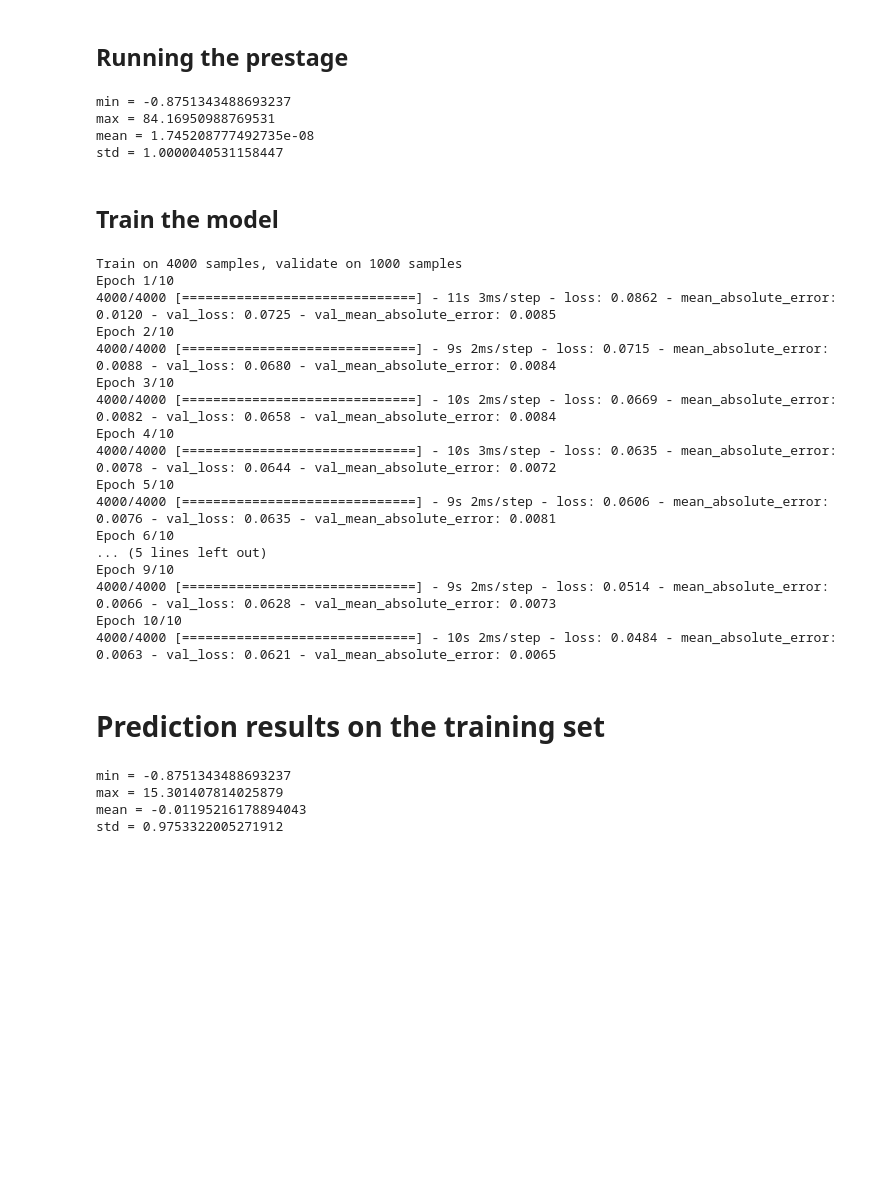
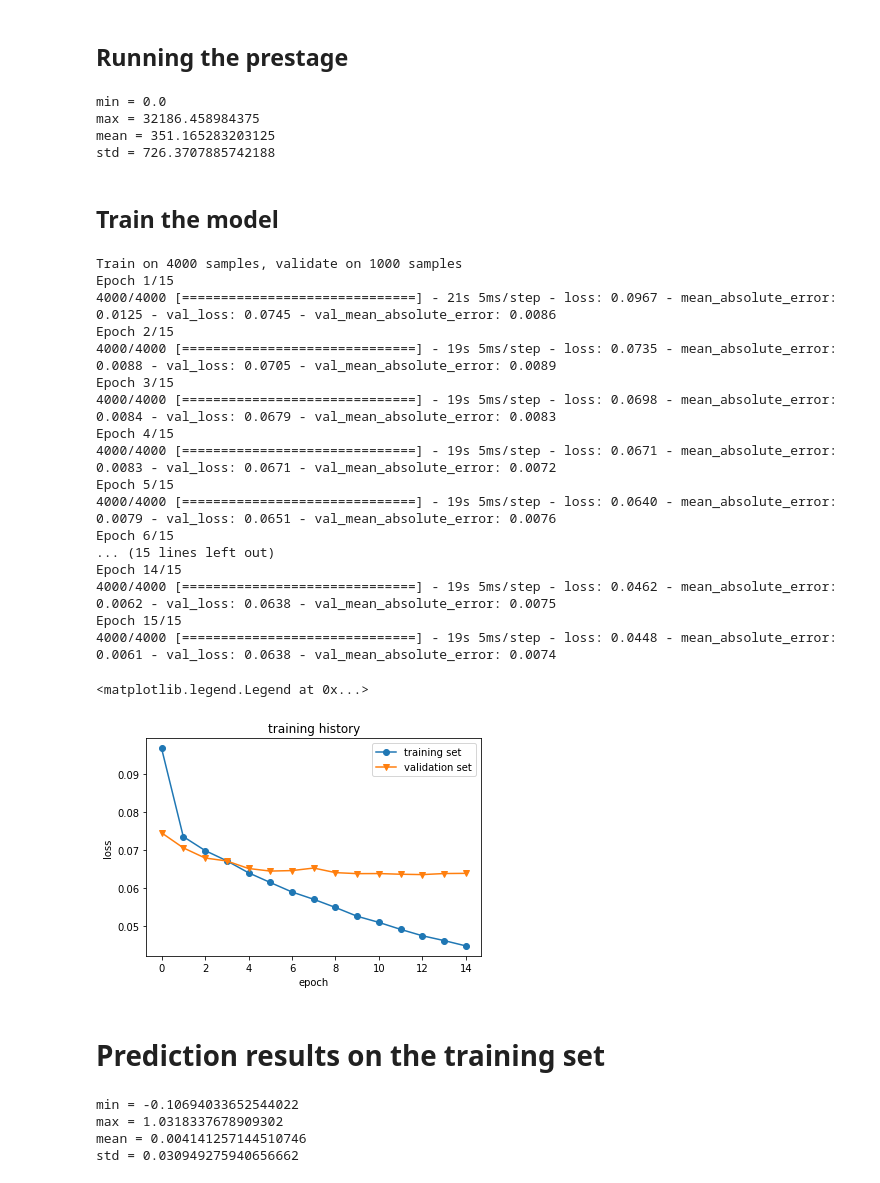
Before and after one commit to MSeeker1340/Vision2018-Pose, a Jupyter notebook: notebooks/Train.ipynb, the cells around one changed output. Drawn from its saved outputs; the diff is of its cells as text; code cells hidden in the pictures; blank space fills up the shorter version.

Commit message:
batch normalization

```diff
--- a/notebooks/Train.ipynb
+++ b/notebooks/Train.ipynb
@@ -53,30 +88,40 @@ std = 0.05139912135671097
-# %%
-describe(Z)
-# %% [output]
-min = -0.8751343488693237
-max = 84.16950988769531
-mean = 1.745208777492735e-08
-std = 1.0000040531158447
+# %%
+describe(Z) # this is why we need batch normalization
+# %% [output]
+min = 0.0
+max = 32186.458984375
+mean = 351.165283203125
+std = 726.3707885742188
 # %% [markdown]
 ## Train the model
 # %%
-history = stage1.fit(Z, Y, epochs=10, validation_split=0.2)
+history = stage1.fit(Z, Y, epochs=15, validation_split=0.2)
 # %% [output]
 Train on 4000 samples, validate on 1000 samples
-Epoch 1/10
-4000/4000 [==============================] - 11s 3ms/step - loss: 0.0862 - mean_absolute_error: 0.0120 - val_loss: 0.0725 - val_mean_absolute_error: 0.0085
-Epoch 2/10
-4000/4000 [==============================] - 9s 2ms/step - loss: 0.0715 - mean_absolute_error: 0.0088 - val_loss: 0.0680 - val_mean_absolute_error: 0.0084
-Epoch 3/10
-4000/4000 [==============================] - 10s 2ms/step - loss: 0.0669 - mean_absolute_error: 0.0082 - val_loss: 0.0658 - val_mean_absolute_error: 0.0084
-Epoch 4/10
-4000/4000 [==============================] - 10s 3ms/step - loss: 0.0635 - mean_absolute_error: 0.0078 - val_loss: 0.0644 - val_mean_absolute_error: 0.0072
-Epoch 5/10
-4000/4000 [==============================] - 9s 2ms/step - loss: 0.0606 - mean_absolute_error: 0.0076 - val_loss: 0.0635 - val_mean_absolute_error: 0.0081
-Epoch 6/10
-... (5 lines left out)
-Epoch 9/10
-4000/4000 [==============================] - 9s 2ms/step - loss: 0.0514 - mean_absolute_error: 0.0066 - val_loss: 0.0628 - val_mean_absolute_error: 0.0073
-Epoch 10/10
-4000/4000 [==============================] - 10s 2ms/step - loss: 0.0484 - mean_absolute_error: 0.0063 - val_loss: 0.0621 - val_mean_absolute_error: 0.0065
+Epoch 1/15
+4000/4000 [==============================] - 21s 5ms/step - loss: 0.0967 - mean_absolute_error: 0.0125 - val_loss: 0.0745 - val_mean_absolute_error: 0.0086
+Epoch 2/15
+4000/4000 [==============================] - 19s 5ms/step - loss: 0.0735 - mean_absolute_error: 0.0088 - val_loss: 0.0705 - val_mean_absolute_error: 0.0089
+Epoch 3/15
+4000/4000 [==============================] - 19s 5ms/step - loss: 0.0698 - mean_absolute_error: 0.0084 - val_loss: 0.0679 - val_mean_absolute_error: 0.0083
+Epoch 4/15
+4000/4000 [==============================] - 19s 5ms/step - loss: 0.0671 - mean_absolute_error: 0.0083 - val_loss: 0.0671 - val_mean_absolute_error: 0.0072
+Epoch 5/15
+4000/4000 [==============================] - 19s 5ms/step - loss: 0.0640 - mean_absolute_error: 0.0079 - val_loss: 0.0651 - val_mean_absolute_error: 0.0076
+Epoch 6/15
+... (15 lines left out)
+Epoch 14/15
+4000/4000 [==============================] - 19s 5ms/step - loss: 0.0462 - mean_absolute_error: 0.0062 - val_loss: 0.0638 - val_mean_absolute_error: 0.0075
+Epoch 15/15
+4000/4000 [==============================] - 19s 5ms/step - loss: 0.0448 - mean_absolute_error: 0.0061 - val_loss: 0.0638 - val_mean_absolute_error: 0.0074
+# %%
+plt.plot(history.history['loss'], '-o')
+plt.plot(history.history['val_loss'], '-v')
+plt.title('training history')
+plt.ylabel('loss')
+plt.xlabel('epoch')
+plt.legend(['training set', 'validation set'])
+# %% [output]
+<matplotlib.legend.Legend at 0x...>
+[figure, added]
 # %%
@@ -95,10 +138,10 @@ X_val = X[expls,...]
 Y_val = Y[expls,...]
 # %%
 Z_val = prestage(X_val.copy()) # again copy to make plotting easier
-normalize_per_channel(Z_val, factors)
-describe(Z_val)
+Y_predict = stage1.predict(Z_val)
+describe(Y_predict)
 # %% [output]
-min = -0.8751343488693237
-max = 15.301407814025879
-mean = -0.01195216178894043
-std = 0.9753322005271912
+min = -0.10694033652544022
+max = 1.0318337678909302
+mean = 0.004141257144510746
+std = 0.030949275940656662
```
Also changed, not shown: parts of 11 cells of this notebook, 4 other files.
